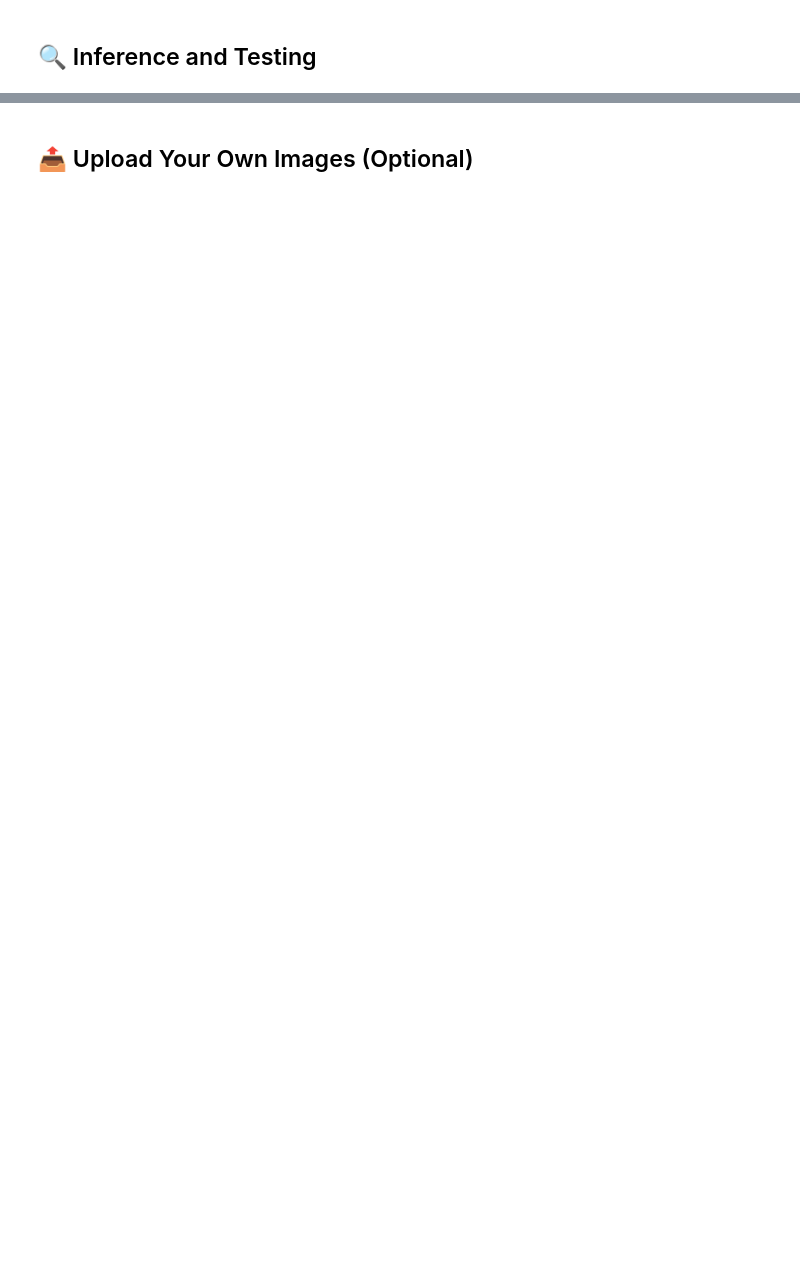
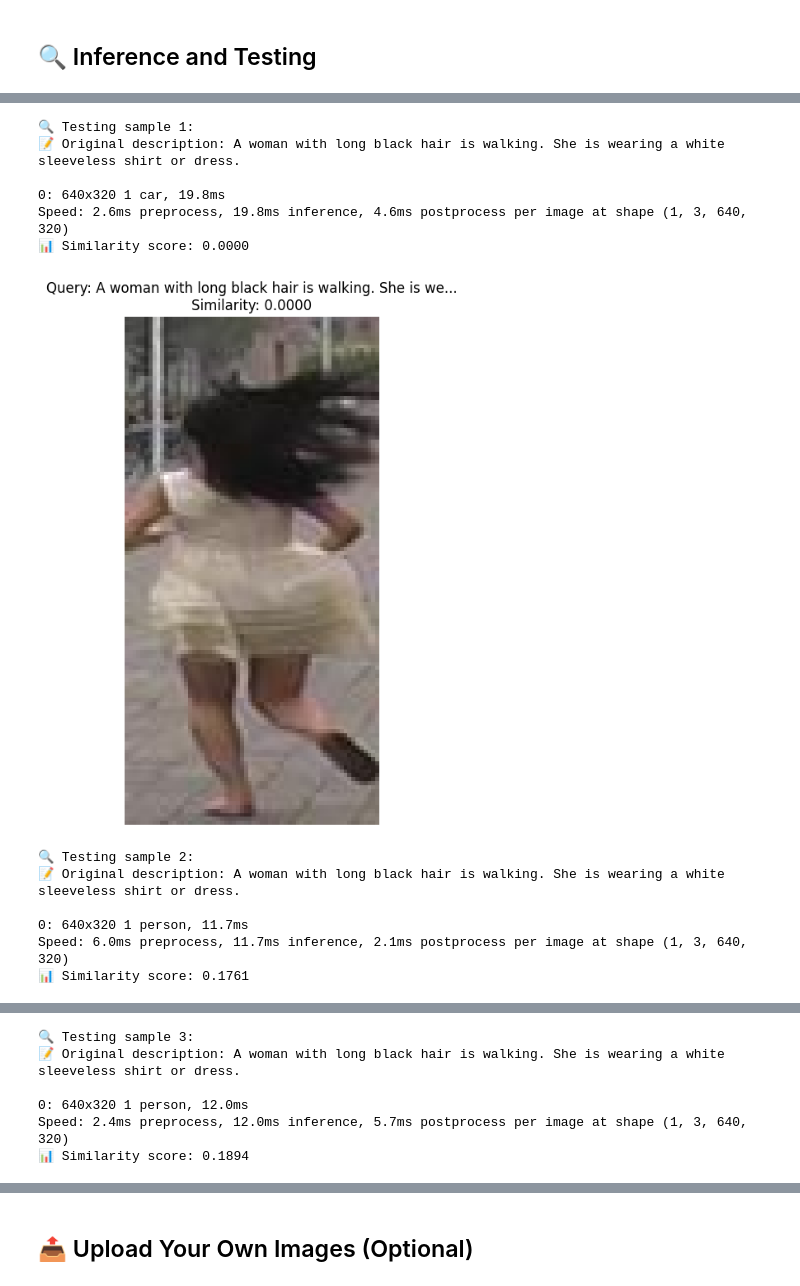
Before and after one commit to AdonaiVera/openset-reid-finetune, a Jupyter notebook: openset_reid_colab.ipynb, the cells around one changed output, grey strips where cells are left out. Drawn from its saved outputs; the diff is of its cells as text; code cells hidden in the pictures; blank space fills up the shorter version.

```diff
--- a/openset_reid_colab.ipynb
+++ b/openset_reid_colab.ipynb
@@ -352,6 +436,7 @@ def test_inference_on_sample(sample, text_prompt):
         text_inputs = processor(text=text_prompt, return_tensors="pt", padding=True).to(device)
         text_feat = model.get_text_features(**text_inputs)
         text_feat = torch.nn.functional.normalize(text_feat, dim=-1)
+    sim = 0.0
 
     # Process detections
     if boxes is not None:
@@ -377,30 +462,44 @@ def test_inference_on_sample(sample, text_prompt):
             # Label the similarity
             cv2.putText(image, f"{sim:.2f}", (x1, y1 - 10),
                         cv2.FONT_HERSHEY_SIMPLEX, 0.6, (0, 255, 0), 2)
 
             # Highlight matched person
             if sim > 0.15:  # Threshold
                 cv2.rectangle(image, (x1, y1), (x2, y2), (0, 0, 255), 2)
                 cv2.putText(image, "MATCH!", (x1, y1 - 30),
                             cv2.FONT_HERSHEY_SIMPLEX, 0.6, (0, 0, 255), 2)
 
     return image, sim if boxes is not None and len(boxes) > 0 else 0.0
 
 # Test on a few samples
 test_samples = query_samples.limit(3)
 
 for i, sample in enumerate(test_samples):
     print(f"\n🔍 Testing sample {i+1}:")
     print(f"📝 Original description: {sample.description}")
 
     # Use the original description as the query
     result_image, similarity = test_inference_on_sample(sample, sample.description)
 
     print(f"📊 Similarity score: {similarity:.4f}")
 
     # Display result
     plt.figure(figsize=(10, 8))
     plt.imshow(cv2.cvtColor(result_image, cv2.COLOR_BGR2RGB))
     plt.title(f"Query: {sample.description[:50]}...\nSimilarity: {similarity:.4f}")
     plt.axis('off')
     plt.show()
+# %% [output]
+🔍 Testing sample 1:
+📝 Original description: A woman with long black hair is walking. She is wearing a white sleeveless shirt or dress.
+
+0: 640x320 1 car, 19.8ms
+Speed: 2.6ms preprocess, 19.8ms inference, 4.6ms postprocess per image at shape (1, 3, 640, 320)
+📊 Similarity score: 0.0000
+[figure, added]
+🔍 Testing sample 2:
+📝 Original description: A woman with long black hair is walking. She is wearing a white sleeveless shirt or dress.
+
+0: 640x320 1 person, 11.7ms
+Speed: 6.0ms preprocess, 11.7ms inference, 2.1ms postprocess per image at shape (1, 3, 640, 320)
+📊 Similarity score: 0.1761
@@ -406,0 +507,6 @@ for i, sample in enumerate(test_samples):
+🔍 Testing sample 3:
+📝 Original description: A woman with long black hair is walking. She is wearing a white sleeveless shirt or dress.
+
+0: 640x320 1 person, 12.0ms
+Speed: 2.4ms preprocess, 12.0ms inference, 5.7ms postprocess per image at shape (1, 3, 640, 320)
+📊 Similarity score: 0.1894
```
Also changed, not shown: parts of 16 cells of this notebook.
